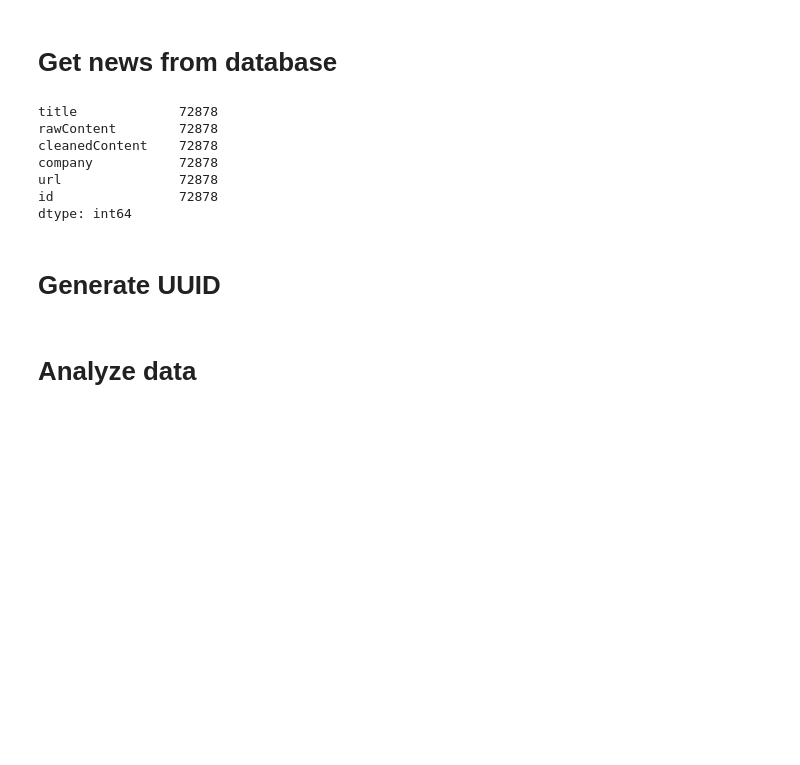
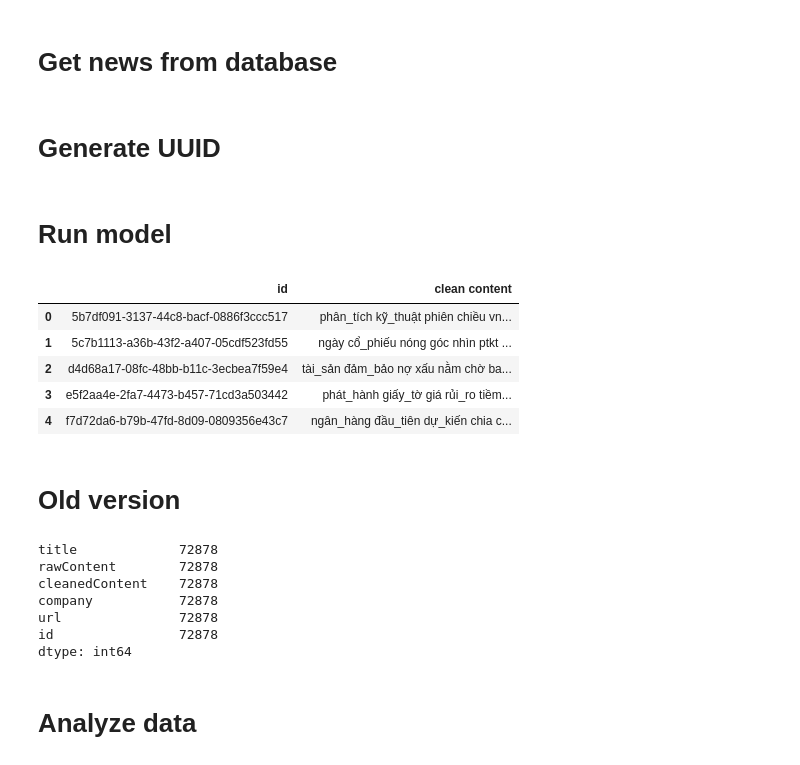
Before and after one commit to thaivo02/Sentiment-analysis, a Jupyter notebook: analyze-data.ipynb, the cells around one changed output. Drawn from its saved outputs; the diff is of its cells as text; code cells hidden in the pictures; blank space fills up the shorter version.

```diff
--- a/analyze-data.ipynb
+++ b/analyze-data.ipynb
@@ -53,3 +63,39 @@ engine = create_engine(
+# %%
+Base = declarative_base()
+clear_mappers()
+# %%
+class Sentiment(Base):
+    __tablename__ = "sentiments"
+    __table_args__ = {"extend_existing": True}
+    id = Column(Integer, primary_key=True)
+    createdAt = Column(DateTime)
+    updatedAt = Column(DateTime)
+    score = Column(Float)
+    modelName = Column(String)
+    order = Column(Integer)
+    news = Column(String, ForeignKey("news.id"))
+
+    # Define the relationship to News
+    news_relation = relationship("News", back_populates="sentiment_relation")
+
+
+class News(Base):
+    __tablename__ = 'news'
+    __table_args__ = {'extend_existing': True}
+    id = Column(Integer, primary_key=True)
+    createdAt = Column(DateTime)
+    updatedAt = Column(DateTime)
+    title = Column(String)
+    rawContent = Column(String)
+    cleanedContent = Column(String)
+    url = Column(String)
+    banner = Column(String)
+    source = Column(String)
+    publishedAt = Column(DateTime)
+    order = Column(Integer)
+
+    # Define the relationship to Sentiment
+    sentiment_relation = relationship("Sentiment", back_populates="news_relation")
 # %% [markdown]
 # Import PhoBert and VisoBert
 # %%
@@ -63,3 +109,12 @@ uit_config = AutoConfig.from_pretrained(model_path)
 uit = AutoModelForSequenceClassification.from_pretrained(model_path)
 # %% [markdown]
 # Get news from database
+# %%
+def get_news():
+    news = session.query(News.id, News.cleanedContent).filter(News.cleanedContent != None).all()
+    news = pd.DataFrame(news, columns=["id", "clean content"])
+    return news
+# %%
+list_news = get_news()
+# %% [markdown]
+# Generate UUID
@@ -65,0 +127,11 @@ uit = AutoModelForSequenceClassification.from_pretrained(model_path)
+# %% [markdown]
+# Run model
+# %%
+list_news.head()
+# %% [output]
+|  | id | clean content |
+| 0 | 5b7df091-3137-44c8-bacf-0886f3ccc517 | phân_tích kỹ_thuật phiên chiều vn... |
+| 1 | 5c7b1113-a36b-43f2-a407-05cdf523fd55 | ngày cổ_phiếu nóng góc nhìn ptkt ... |
+| 2 | d4d68a17-08fc-48bb-b11c-3ecbea7f59e4 | tài_sản đảm_bảo nợ xấu nằm chờ ba... |
+| 3 | e5f2aa4e-2fa7-4473-b457-71cd3a503442 | phát_hành giấy_tờ giá rủi_ro tiềm... |
+| 4 | f7d72da6-b79b-47fd-8d09-0809356e43c7 | ngân_hàng đầu_tiên dự_kiến chia c... |
@@ -66,3 +230,5 @@ uit = AutoModelForSequenceClassification.from_pretrained(model_path)
+# %% [markdown]
+# Old version
 # %%
 # Define metadata and table object
 metadata = MetaData()
@@ -94,5 +260,3 @@ company           72878
 url               72878
 id                72878
 dtype: int64
-# %% [markdown]
-# Generate UUID
```
Also changed, not shown: parts of 6 cells of this notebook.
